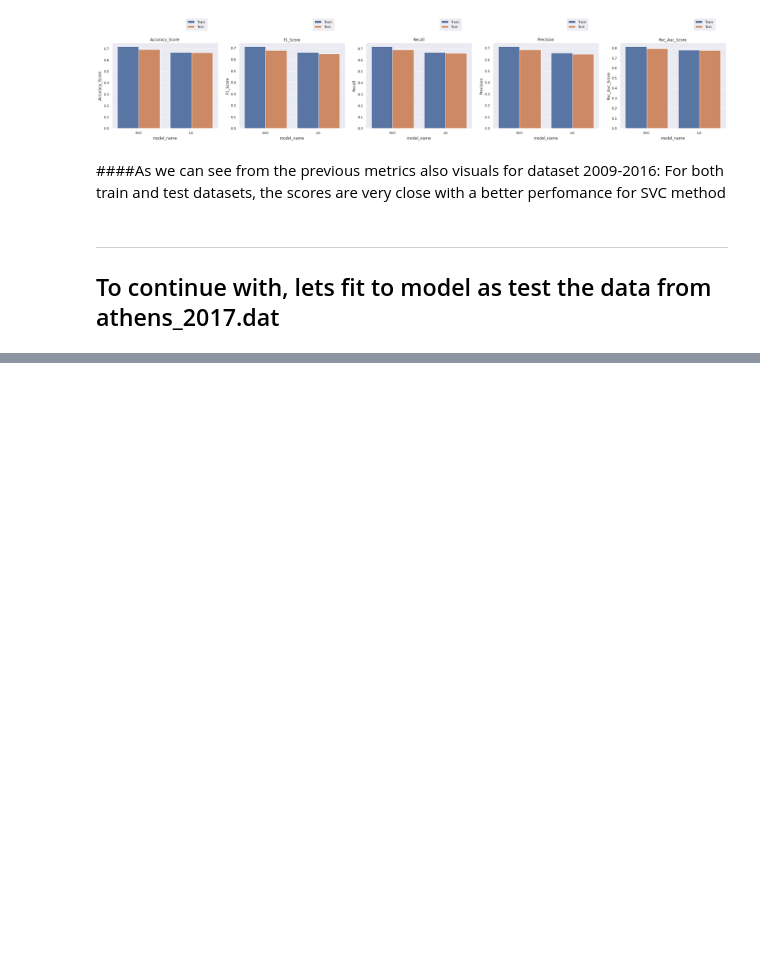
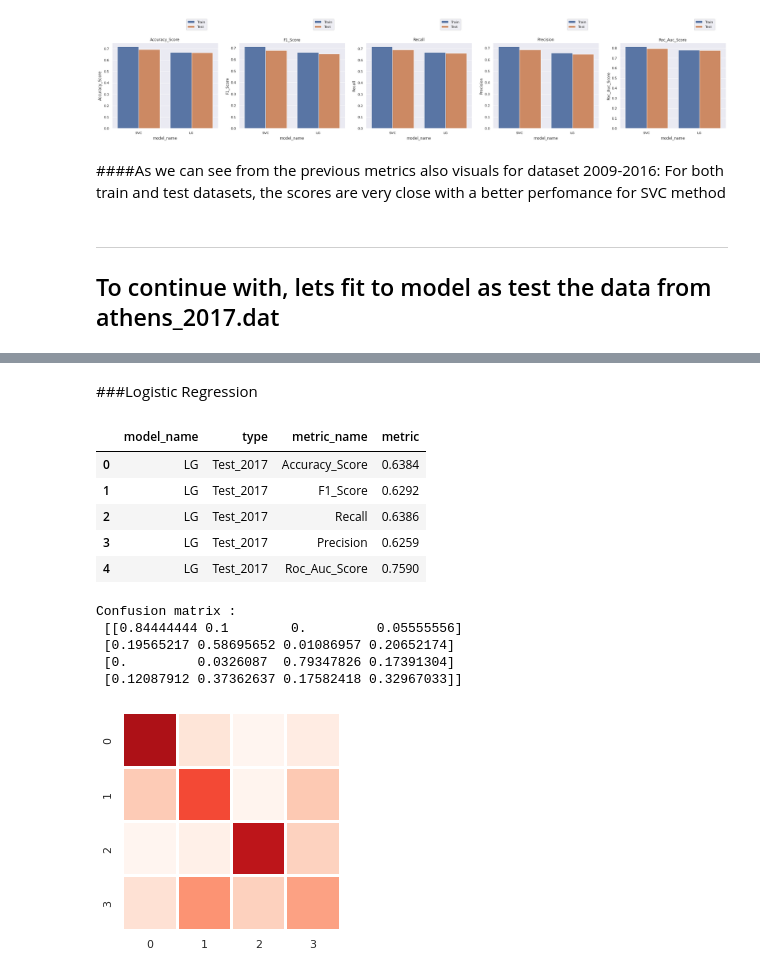
Before and after one commit to spros1/Methods-and-Algorithms_Work_Semester_21-22, a Jupyter notebook: Meteorological_Measurements_AthensCenter.ipynb, the cells around one changed output, grey strips where cells are left out. Cells and saved outputs as stored; diff of their text form; code cells hidden in the pictures; blank space fills up the shorter version.

```diff
--- a/Meteorological_Measurements_AthensCenter.ipynb
+++ b/Meteorological_Measurements_AthensCenter.ipynb
@@ -705,0 +734,24 @@ For both train and test datasets, the scores are very close with a better perfom
+# %% [markdown]
+###Logistic Regression
+# %%
+# Logistic Regression run
+test_pred_lr_2017  = model_prediction(lr_model, test_b_17)
+
+# Logistic Regression Evaluation
+print("\n")
+LG_test_2017 = model_evaluation_classification(test_b_17_season, test_pred_lr_2017, 'LG', 'Test_2017')
+print("\n")
+conf_matrix_classification(test_b_17_season, test_pred_lr_2017,'Reds')
+# %% [output]
+|  | model_name | type | metric_name | metric |
+| 0 | LG | Test_2017 | Accuracy_Score | 0.6384 |
+| 1 | LG | Test_2017 | F1_Score | 0.6292 |
+| 2 | LG | Test_2017 | Recall | 0.6386 |
+| 3 | LG | Test_2017 | Precision | 0.6259 |
+| 4 | LG | Test_2017 | Roc_Auc_Score | 0.7590 |
+Confusion matrix :
+ [[0.84444444 0.1        0.         0.05555556]
+ [0.19565217 0.58695652 0.01086957 0.20652174]
+ [0.         0.0326087  0.79347826 0.17391304]
+ [0.12087912 0.37362637 0.17582418 0.32967033]]
+[figure, added]
```
Also changed, not shown: parts of 12 cells of this notebook.
